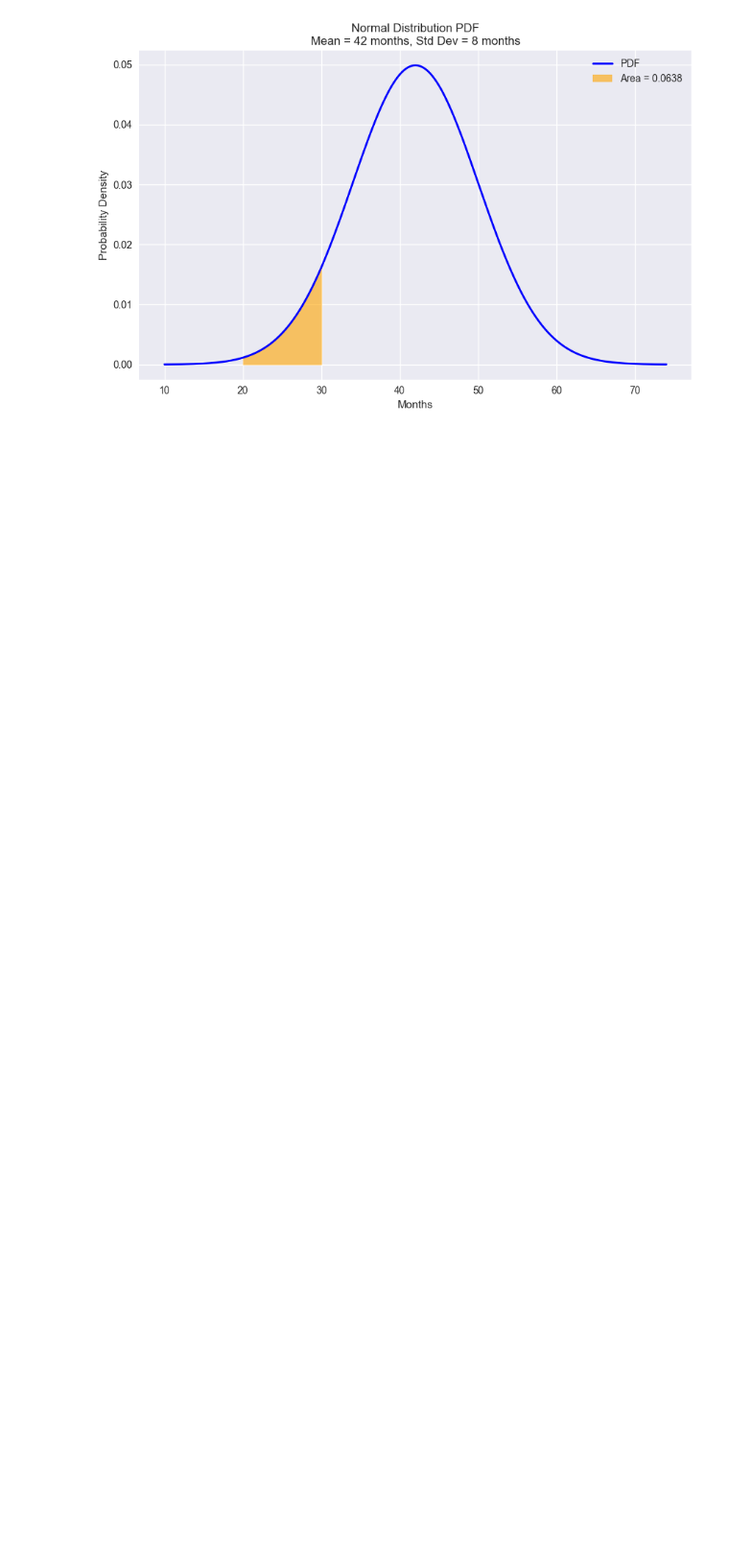
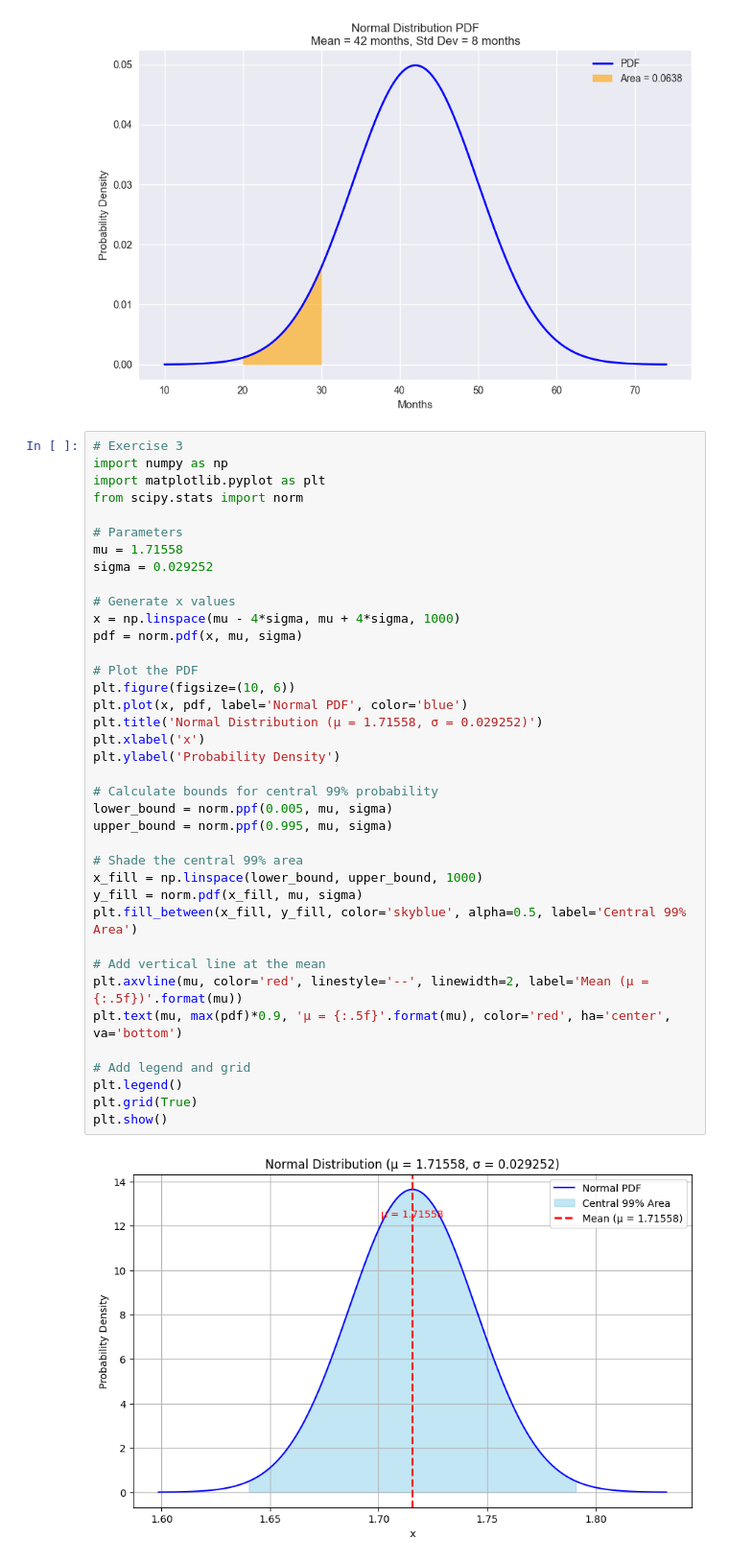
Before and after one commit to LuisAlvar/python, a Jupyter notebook: EssentialMathForDataScience/Ch3_Exercises.ipynb, the cells around one changed output. Shown: that part at 96% size. Cells and saved outputs as stored; diff of their text form; blank space fills up the shorter version.

Commit message:
done with exercise 3

```diff
--- a/EssentialMathForDataScience/Ch3_Exercises.ipynb
+++ b/EssentialMathForDataScience/Ch3_Exercises.ipynb
@@ -86,3 +86,43 @@ plt.grid(True)
 plt.show()
 # %% [output]
 [figure]
+# %%
+# Exercise 3
+import numpy as np
+import matplotlib.pyplot as plt
+from scipy.stats import norm
+
+# Parameters
+mu = 1.71558
+sigma = 0.029252
+
+# Generate x values
+x = np.linspace(mu - 4*sigma, mu + 4*sigma, 1000)
+pdf = norm.pdf(x, mu, sigma)
+
+# Plot the PDF
+plt.figure(figsize=(10, 6))
+plt.plot(x, pdf, label='Normal PDF', color='blue')
+plt.title('Normal Distribution (μ = 1.71558, σ = 0.029252)')
+plt.xlabel('x')
+plt.ylabel('Probability Density')
+
+# Calculate bounds for central 99% probability
+lower_bound = norm.ppf(0.005, mu, sigma)
+upper_bound = norm.ppf(0.995, mu, sigma)
+
+# Shade the central 99% area
+x_fill = np.linspace(lower_bound, upper_bound, 1000)
+y_fill = norm.pdf(x_fill, mu, sigma)
+plt.fill_between(x_fill, y_fill, color='skyblue', alpha=0.5, label='Central 99% Area')
+
+# Add vertical line at the mean
+plt.axvline(mu, color='red', linestyle='--', linewidth=2, label='Mean (μ = {:.5f})'.format(mu))
+plt.text(mu, max(pdf)*0.9, 'μ = {:.5f}'.format(mu), color='red', ha='center', va='bottom')
+
+# Add legend and grid
+plt.legend()
+plt.grid(True)
+plt.show()
+# %% [output]
+[figure, added]
```
Also changed, not shown: parts of 1 cell of this notebook.
